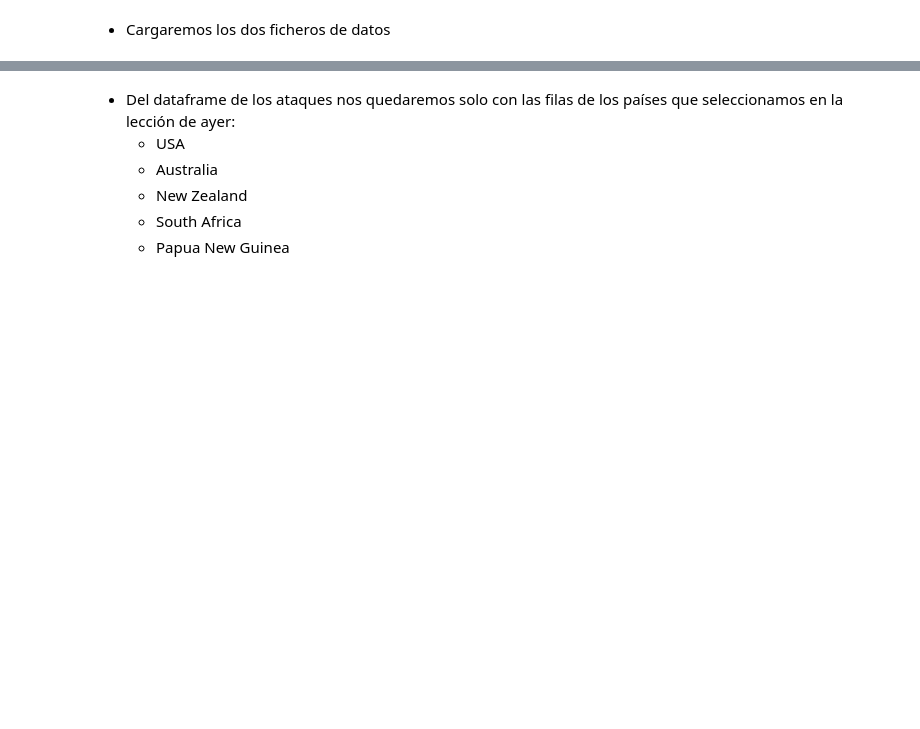
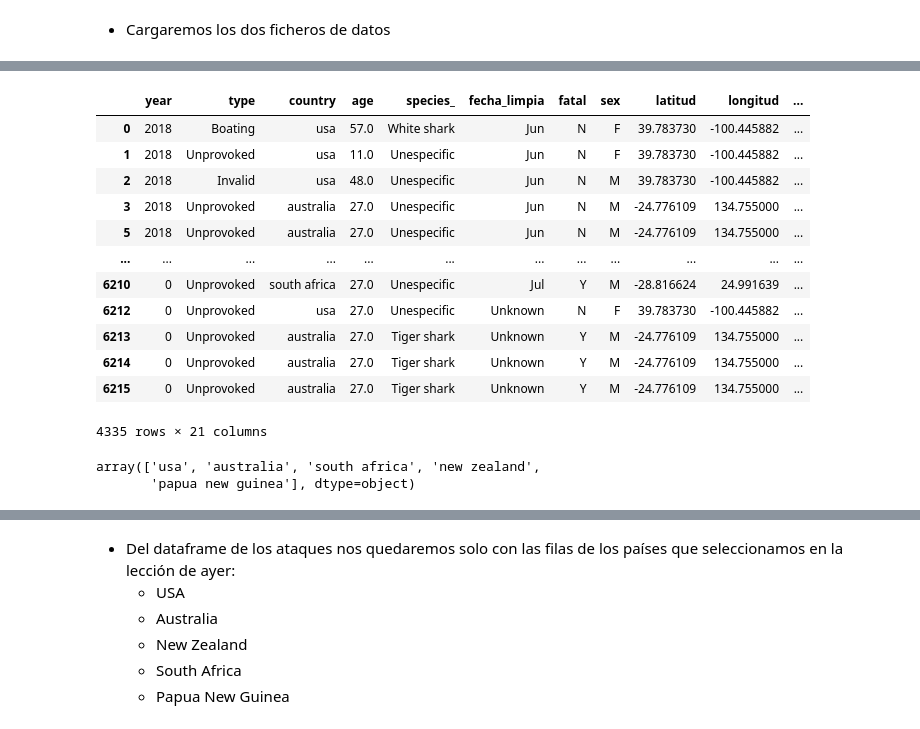
Before and after one commit to Jumblan/DA_promoC_modulo2_sprint3_JudithLola, a Jupyter notebook: ETL/pair_prog_ETLII.ipynb, the cells around one changed output, grey strips where cells are left out. Drawn from its saved outputs; the diff is of its cells as text; code cells hidden in the pictures; blank space fills up the shorter version.

```diff
--- a/ETL/pair_prog_ETLII.ipynb
+++ b/ETL/pair_prog_ETLII.ipynb
@@ -15,0 +31,3 @@ El objetivo de la sesión de hoy será juntar en un único csv la información d
+# %%
+df_attacks =pd.read_csv('attacks_limpieza_completa.csv',index_col = 0)
+df_attacks.head(2)
@@ -15,0 +39,22 @@ El objetivo de la sesión de hoy será juntar en un único csv la información d
+# %%
+df_paises_climaticos =df_attacks[df_attacks['country'].isin(['usa','australia','new zealand','south africa','papua new guinea'])]
+df_paises_climaticos
+# %% [output]
+|  | year | type | country | age | species_ | fecha_limpia | fatal | sex | latitud | longitud | ... |
+| 0 | 2018 | Boating | usa | 57.0 | White shark | Jun | N | F | 39.783730 | -100.445882 | ... |
+| 1 | 2018 | Unprovoked | usa | 11.0 | Unespecific | Jun | N | F | 39.783730 | -100.445882 | ... |
+| 2 | 2018 | Invalid | usa | 48.0 | Unespecific | Jun | N | M | 39.783730 | -100.445882 | ... |
+| 3 | 2018 | Unprovoked | australia | 27.0 | Unespecific | Jun | N | M | -24.776109 | 134.755000 | ... |
+| 5 | 2018 | Unprovoked | australia | 27.0 | Unespecific | Jun | N | M | -24.776109 | 134.755000 | ... |
+| ... | ... | ... | ... | ... | ... | ... | ... | ... | ... | ... | ... |
+| 6210 | 0 | Unprovoked | south africa | 27.0 | Unespecific | Jul | Y | M | -28.816624 | 24.991639 | ... |
+| 6212 | 0 | Unprovoked | usa | 27.0 | Unespecific | Unknown | N | F | 39.783730 | -100.445882 | ... |
+| 6213 | 0 | Unprovoked | australia | 27.0 | Tiger shark | Unknown | Y | M | -24.776109 | 134.755000 | ... |
+| 6214 | 0 | Unprovoked | australia | 27.0 | Tiger shark | Unknown | Y | M | -24.776109 | 134.755000 | ... |
+| 6215 | 0 | Unprovoked | australia | 27.0 | Tiger shark | Unknown | Y | M | -24.776109 | 134.755000 | ... |
+4335 rows × 21 columns
+# %%
+df_paises_climaticos['country'].unique()
+# %% [output]
+array(['usa', 'australia', 'south africa', 'new zealand',
+       'papua new guinea'], dtype=object)
```
Also changed, not shown: parts of 21 cells of this notebook, 3 other files.
